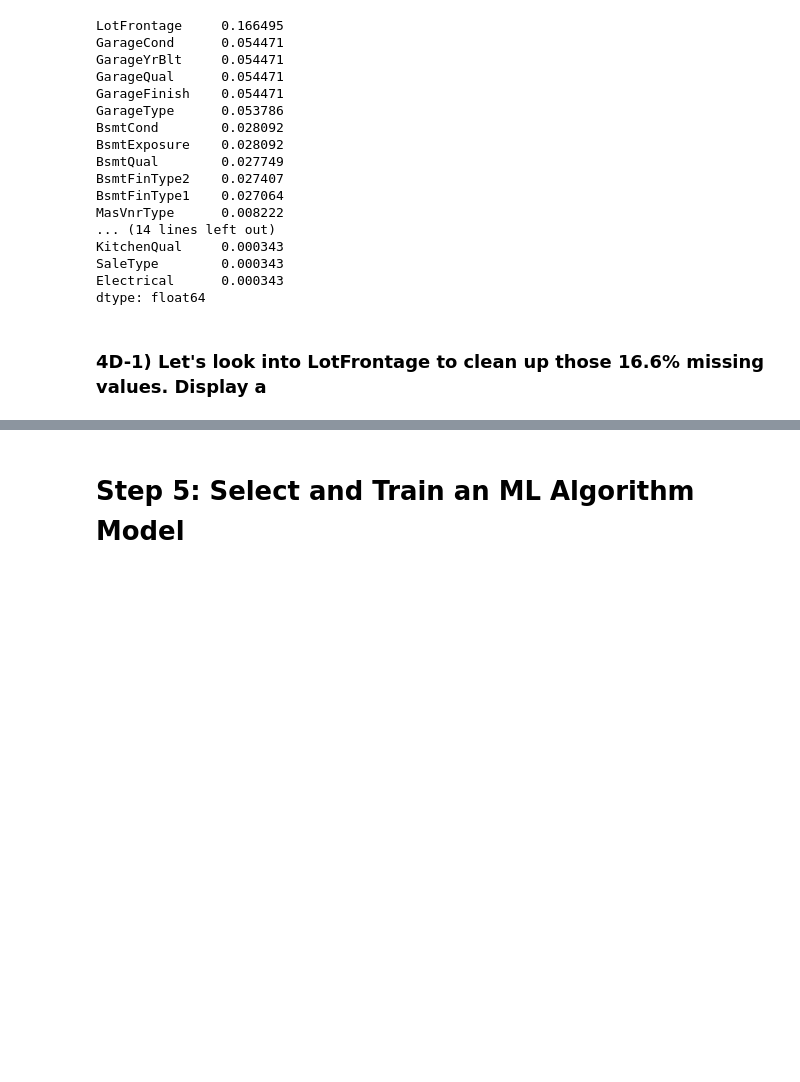
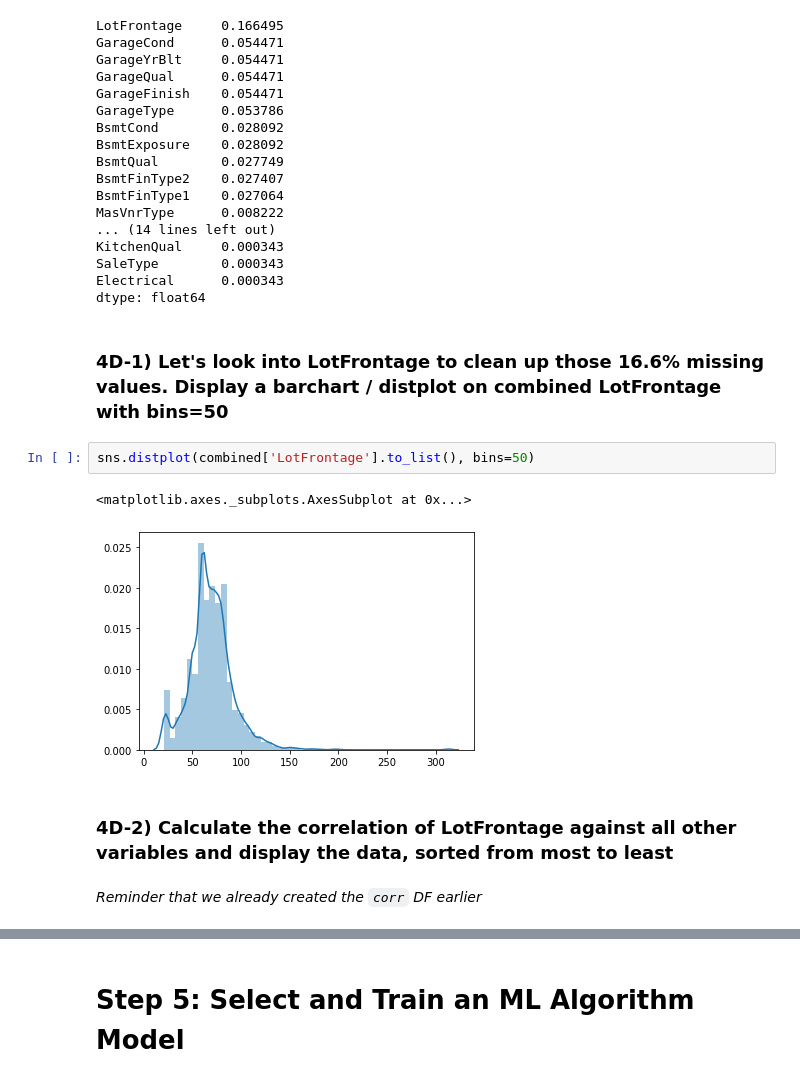
Before and after one commit to BrianLDev/House_Price_Kaggle_Template, a Jupyter notebook: House_Price_Kaggle_Template.ipynb, the cells around one changed output, grey strips where cells are left out. Saved outputs shown, nothing was run; the diff lists cells and outputs as text; blank space fills up the shorter version.

```diff
--- a/House_Price_Kaggle_Template.ipynb
+++ b/House_Price_Kaggle_Template.ipynb
@@ -408,4 +408,13 @@ SaleType        0.000343
 Electrical      0.000343
 dtype: float64
 # %% [markdown]
-### 4D-1) Let's look into LotFrontage to clean up those 16.6% missing values.  Display a
+### 4D-1) Let's look into LotFrontage to clean up those 16.6% missing values.  Display a barchart / distplot on combined LotFrontage with bins=50
+# %%
+sns.distplot(combined['LotFrontage'].to_list(), bins=50)
+# %% [output]
+<matplotlib.axes._subplots.AxesSubplot at 0x...>
+[figure, added]
+# %% [markdown]
+### 4D-2) Calculate the correlation of LotFrontage against all other variables and display the data, sorted from most to least
+# %% [markdown]
+*Reminder that we already created the `corr` DF earlier*
```
Also changed, not shown: parts of 13 cells of this notebook.
